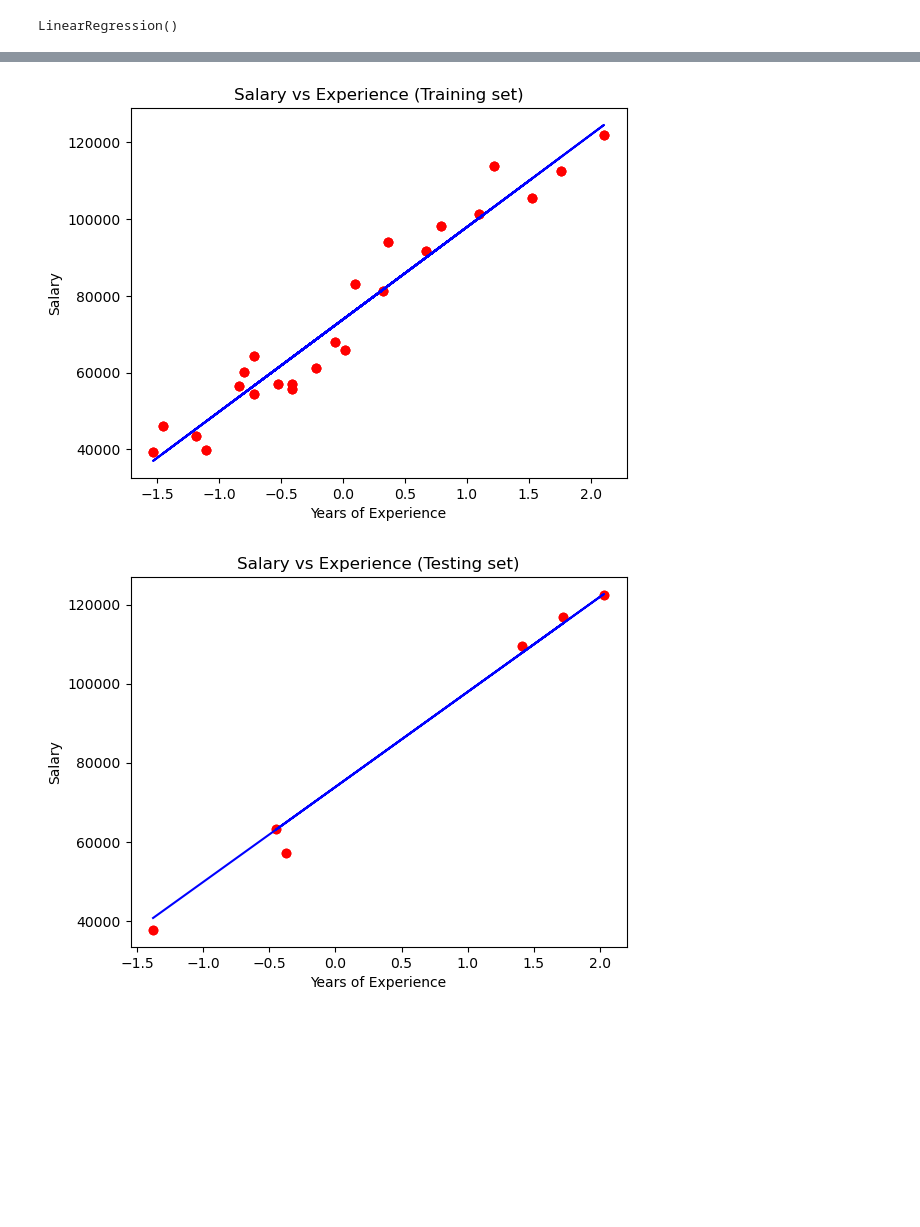
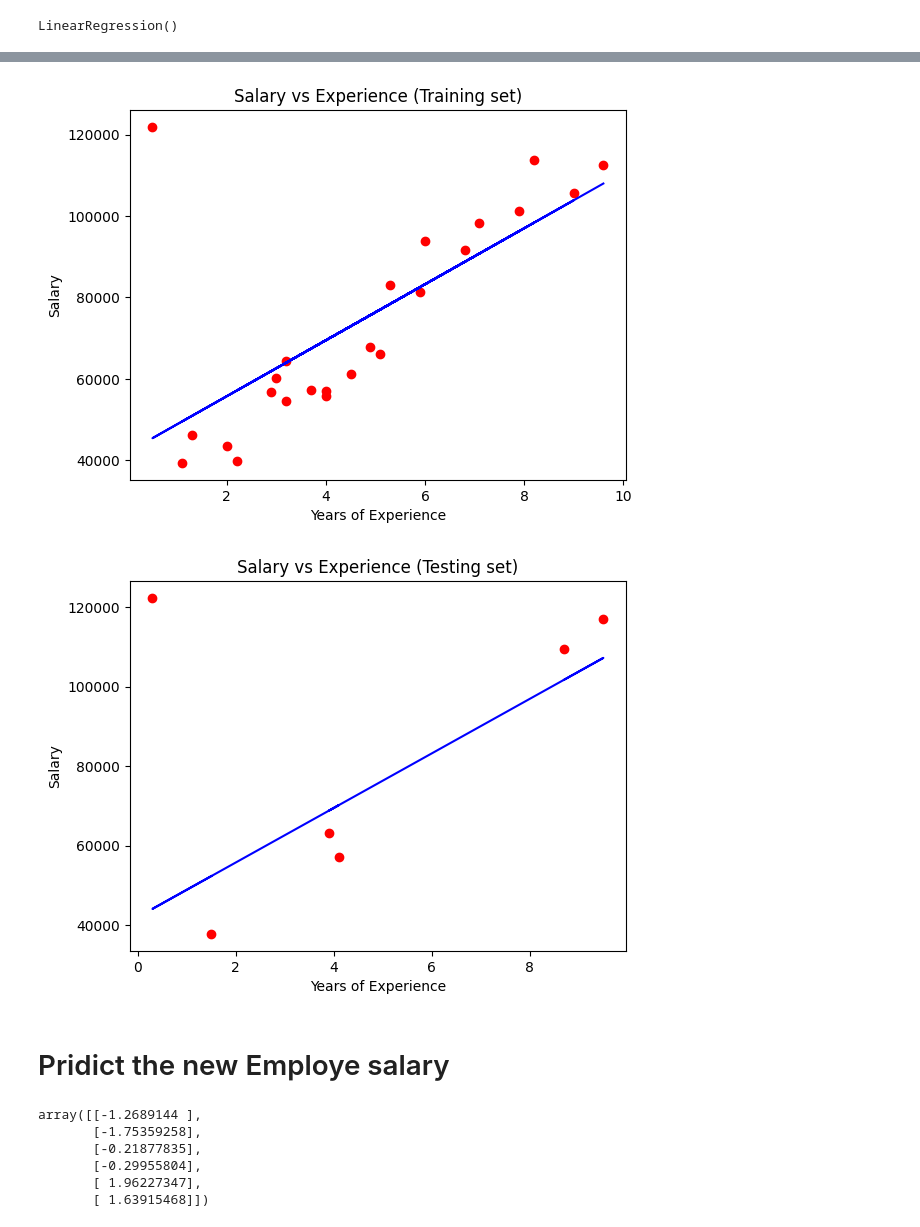
Before and after one commit to Bishwarup-Das/Salary-VS-Years-of-Experiance-Simple-Linear-Regression-, a Jupyter notebook: SimpleLinearRegression.ipynb, the cells around one changed output, grey strips where cells are left out. Saved outputs shown, nothing was run; the diff lists cells and outputs as text; code cells hidden in the pictures; blank space fills up the shorter version.

Commit message:
add predict code and  fix graph visualization

```diff
--- a/SimpleLinearRegression.ipynb
+++ b/SimpleLinearRegression.ipynb
@@ -153,18 +213,33 @@ sns.displot(pred-y_test,kind='kde')
 # %%
-plt.scatter(X_train, y_train, color= 'red')
-plt.plot(X_train, regression.predict(X_train), color= 'blue')
+# plt.scatter(X_train, y_train, color= 'red')
+plt.scatter(to_show_train, y_train, color= 'red')
+# plt.plot(X_train, regression.predict(X_train), color= 'blue')
+plt.plot(to_show_train, regression.predict(X_train), color= 'blue')
 plt.title('Salary vs Experience (Training set)')
 plt.xlabel('Years of Experience')
 plt.ylabel('Salary')
 plt.show()
 # %% [output]
-[figure, old version]
+[figure, new version]
 # %%
-plt.scatter(X_test, y_test, color= 'red')
-plt.plot(X_test, regression.predict(X_test), color= 'blue')
+# plt.scatter(X_test, y_test, color= 'red')
+plt.scatter(to_show_test, y_test, color= 'red')
+# plt.plot(X_test, regression.predict(X_test), color= 'blue')
+plt.plot(to_show_test, regression.predict(X_test), color= 'blue')
 plt.title('Salary vs Experience (Testing set)')
 plt.xlabel('Years of Experience')
 plt.ylabel('Salary')
 plt.show()
 # %% [output]
-[figure, old version]
+[figure, new version]
+# %% [markdown]
+# Pridict the new Employe salary
+# %%
+X_test
+# %% [output]
+array([[-1.2689144 ],
+       [-1.75359258],
+       [-0.21877835],
+       [-0.29955804],
+       [ 1.96227347],
+       [ 1.63915468]])
```
Also changed, not shown: parts of 14 cells of this notebook.
